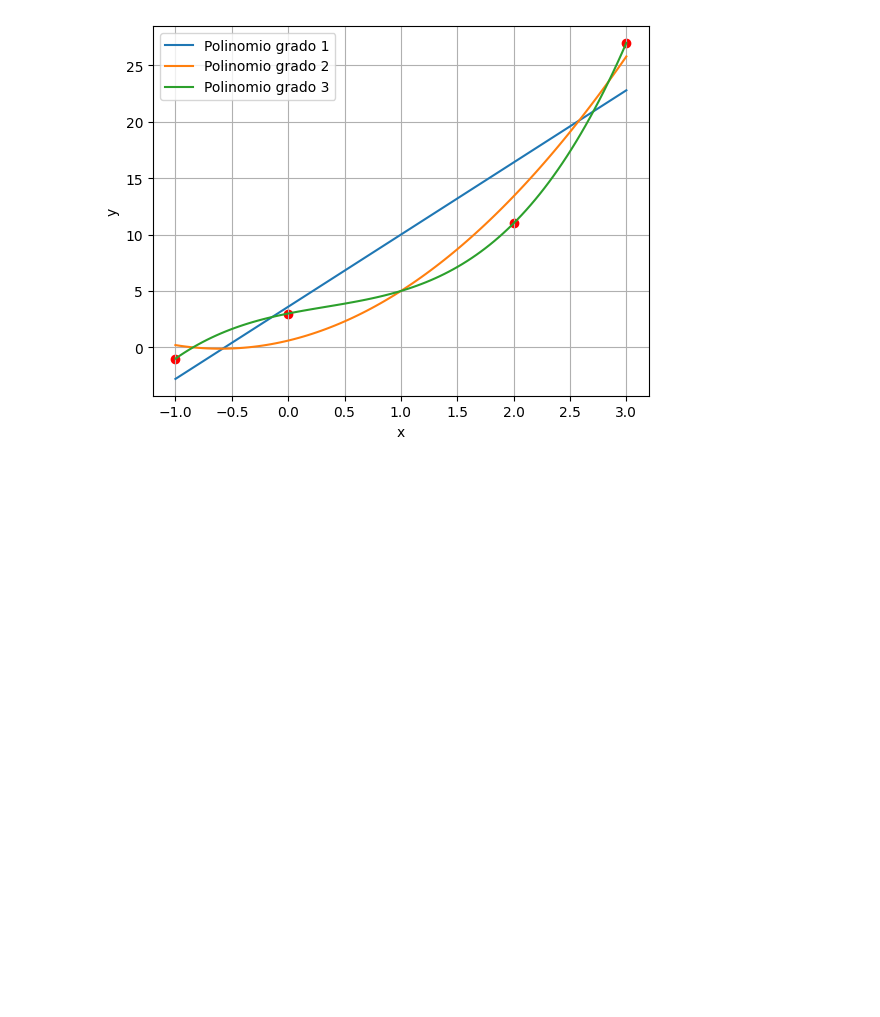
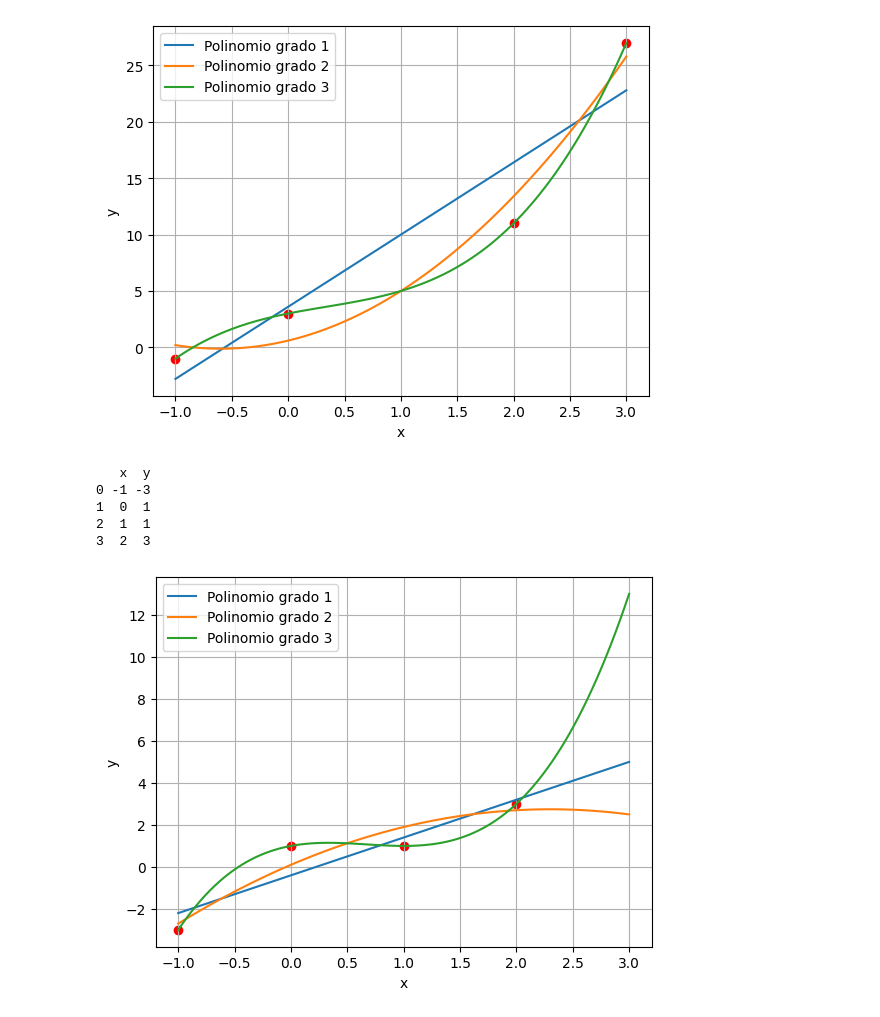
Before and after one commit to arielbakal/AlgebraLinealComputacional_UBA_FCEN, a Jupyter notebook: practicas/practica 7/practica7.ipynb, the cells around one changed output. Drawn from its saved outputs; the diff is of its cells as text; code cells hidden in the pictures; blank space fills up the shorter version.

```diff
--- a/practicas/practica 7/practica7.ipynb
+++ b/practicas/practica 7/practica7.ipynb
@@ -60,3 +60,46 @@ plt.grid(True)
 plt.show()
 # %% [output]
 [figure]
+# %%
+x = [-1,0,1,2]
+y = [-3,1,1,3]
+
+tabla = pd.DataFrame({'x': x, 'y': y})
+
+print(tabla)
+# %% [output]
+   x  y
+0 -1 -3
+1  0  1
+2  1  1
+3  2  3
+# %%
+b = np.array(list(tabla['y']))
+
+# polinomio grado 1
+A = matriz_van_der_monde(list(tabla['x']), 1)
+x = list( np.linalg.solve( np.transpose(A)@A, np.transpose(A)@b ) )[::-1]
+polinomio1 = np.poly1d(x)
+
+# polinomio grado 2
+A = matriz_van_der_monde(list(tabla['x']), 2)
+x = list( np.linalg.solve( np.transpose(A)@A, np.transpose(A)@b ) )[::-1]
+polinomio2 = np.poly1d(x)
+
+# polinomio grado 3
+A = matriz_van_der_monde(list(tabla['x']), 3)
+x = list( np.linalg.solve( np.transpose(A)@A, np.transpose(A)@b ) )[::-1]
+polinomio3 = np.poly1d(x)
+# %%
+x = np.linspace(-1, 3, 100)
+plt.plot(x, polinomio1(x), label='Polinomio grado 1')
+plt.plot(x, polinomio2(x), label='Polinomio grado 2')
+plt.plot(x, polinomio3(x), label='Polinomio grado 3')
+plt.scatter(tabla['x'], tabla['y'], c='red')
+plt.xlabel('x')
+plt.ylabel('y')
+plt.legend()
+plt.grid(True)
+plt.show()
+# %% [output]
+[figure, added]
```
